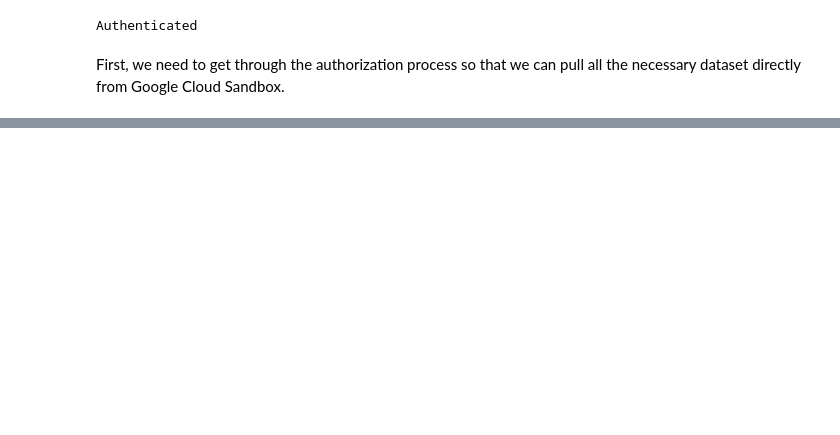
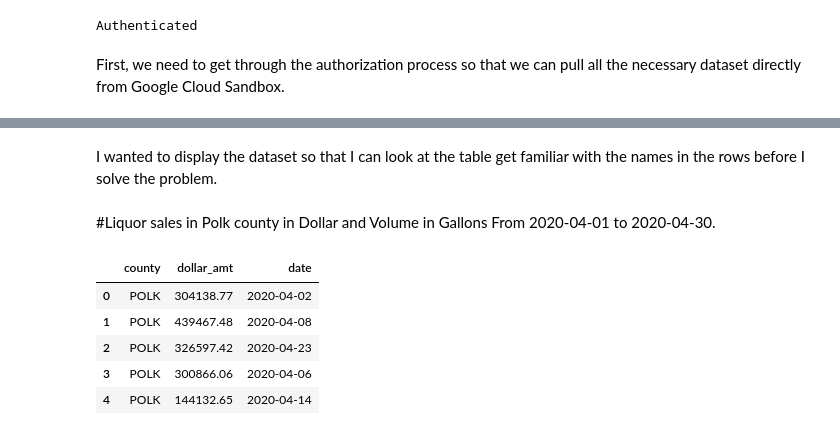
Before and after one commit to Nissun662/Data-Visual, a Jupyter notebook: Aayush_and_Nishan_Quiz_7.ipynb, the cells around one changed output, grey strips where cells are left out. Drawn from its saved outputs; the diff is of its cells as text; code cells hidden in the pictures; blank space fills up the shorter version.

```diff
--- a/Aayush_and_Nishan_Quiz_7.ipynb
+++ b/Aayush_and_Nishan_Quiz_7.ipynb
@@ -65,0 +27,19 @@ LIMIT 100
+# %% [markdown]
+I wanted to display the dataset so that I can look at the table get familiar with the names in the rows before I solve the problem.
+# %% [markdown]
+#Liquor sales in Polk county in Dollar and Volume in Gallons
+From 2020-04-01 to 2020-04-30.
+# %%
+%%bigquery --project bustling-cosmos-338722
+SELECT county as county, SUM(sale_dollars) as dollar_amt, date as date
+FROM `bigquery-public-data.iowa_liquor_sales.sales`
+WHERE date BETWEEN '2020-04-01' AND '2020-04-30' AND county = "POLK"
+GROUP BY county, date
+LIMIT 5
+# %% [output]
+|  | county | dollar_amt | date |
+| 0 | POLK | 304138.77 | 2020-04-02 |
+| 1 | POLK | 439467.48 | 2020-04-08 |
+| 2 | POLK | 326597.42 | 2020-04-23 |
+| 3 | POLK | 300866.06 | 2020-04-06 |
+| 4 | POLK | 144132.65 | 2020-04-14 |
```
Also changed, not shown: parts of 12 cells of this notebook.
